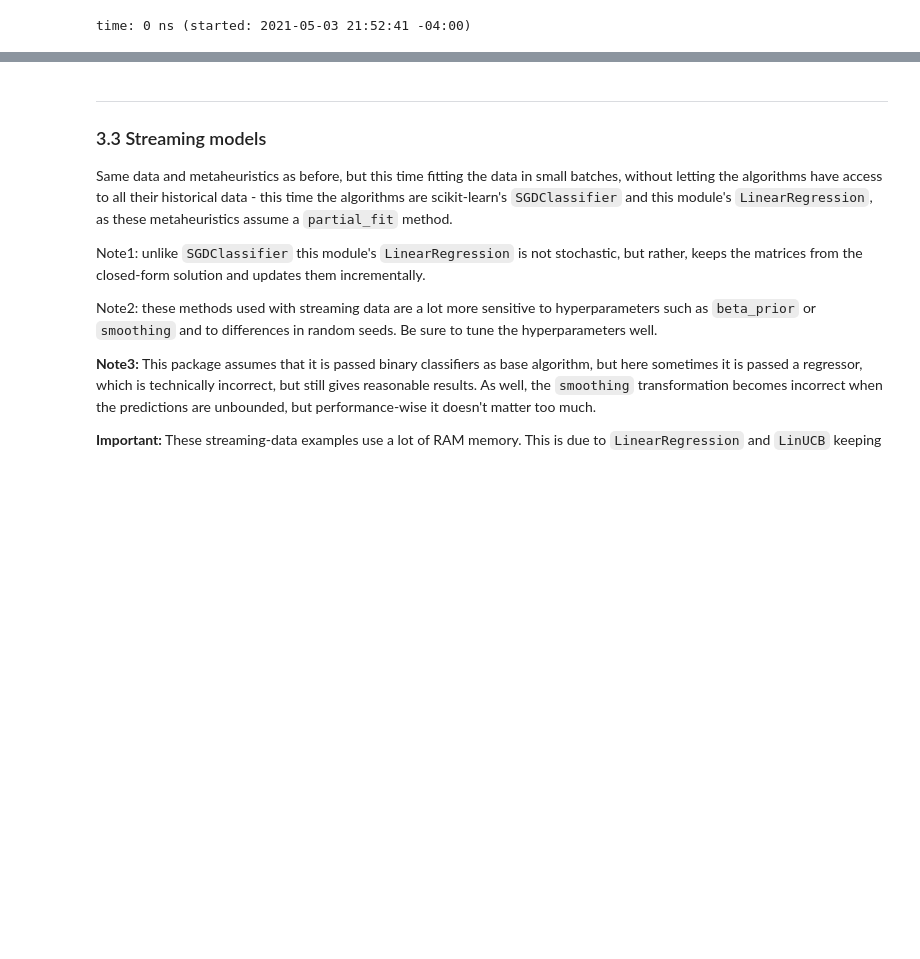
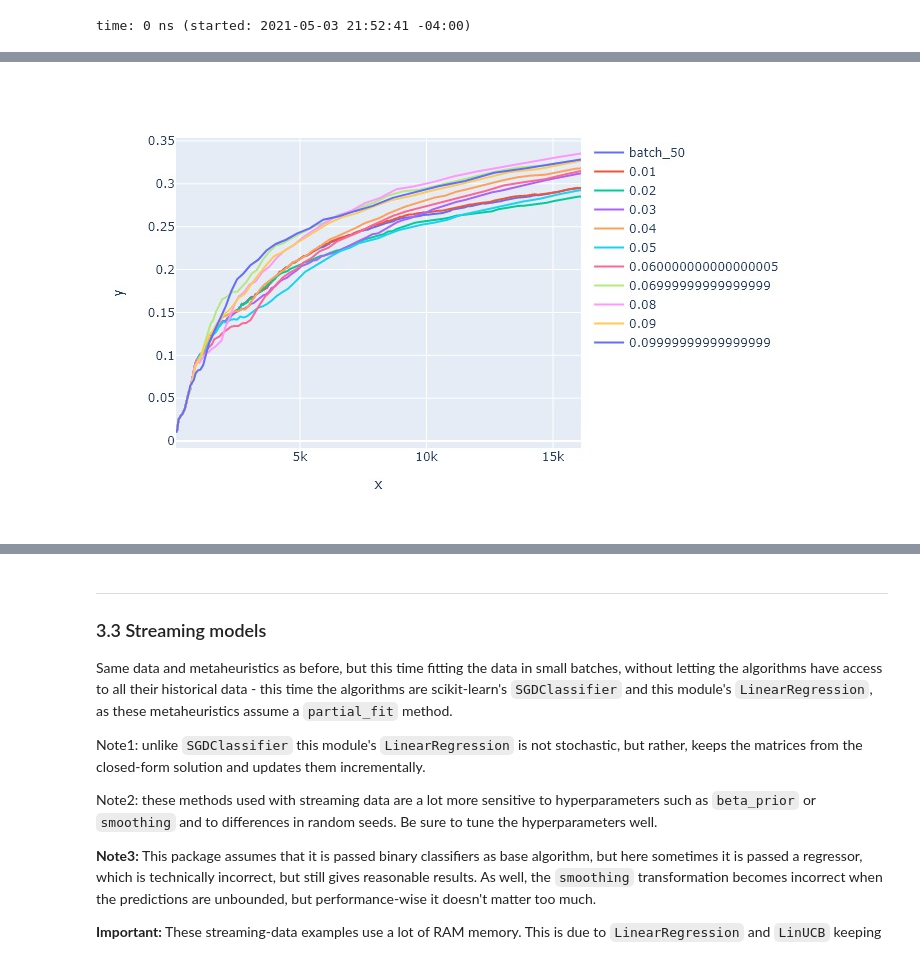
Before and after one commit to MrinalJain17/ml-tools-project, a Jupyter notebook: src/online_contextual_bandits-Delicious.ipynb, the cells around one changed output, grey strips where cells are left out. Drawn from its saved outputs; the diff is of its cells as text; code cells hidden in the pictures; blank space fills up the shorter version.

```diff
--- a/src/online_contextual_bandits-Delicious.ipynb
+++ b/src/online_contextual_bandits-Delicious.ipynb
@@ -273,5 +176,6 @@ for i in tqdm(range(int(np.floor(X.shape[0] / batch_size))), leave=False):
                                              action_dict[k],
                                              ttime_dict[k],
                                              X, y,
-                                             batch_st, batch_end)
+                                             batch_st, batch_end,
+                                             fit=batch_end!=len(X)) # don't refit on last run
 # %% [output]
@@ -346,4 +225,6 @@ time: 2.2 s (started: 2021-05-04 22:48:35 -04:00)
 # %%
+df_ttime = pd.read_csv(os.path.join(res_path, 'baseline',
+                                    f'{dataset}_train_time.csv'), index_col=0)
 fig = px.line(df_ttime.cumsum(),
               title=f'''Comparison of Online Contextual Bandit Policies ({dataset})''')
 fig.update_yaxes(title='Cumulative Training Time (min)')
@@ -354,0 +289,4 @@ time: 781 ms (started: 2021-05-04 22:48:39 -04:00)
+# %%
+train_time=dict()
+train_reward=dict()
+train_ns=dict()
@@ -354,0 +295,5 @@ time: 781 ms (started: 2021-05-04 22:48:39 -04:00)
+# %%
+label = 'batch_50'
+train_reward[label] = reward_dict['egr']
+train_time[label] = ttime_dict['egr']
+train_ns[label] = ns
@@ -354,0 +374,12 @@ time: 781 ms (started: 2021-05-04 22:48:39 -04:00)
+# %%
+for i, k in enumerate(train_ns):
+    if i==0:
+        fig = px.line(x=train_ns[k],
+                      y=np.cumsum(train_reward[k])/train_ns[k])
+        fig.update_traces(name=k, showlegend=True)
+    else:
+        fig.add_trace(go.Scatter(x=train_ns[k],
+                                 y=np.cumsum(train_reward[k])/train_ns[k], name=str(k)))
+fig.show()
+# %% [output]
+[figure, added]
```
Also changed, not shown: parts of 71 cells of this notebook, 1 other file.
